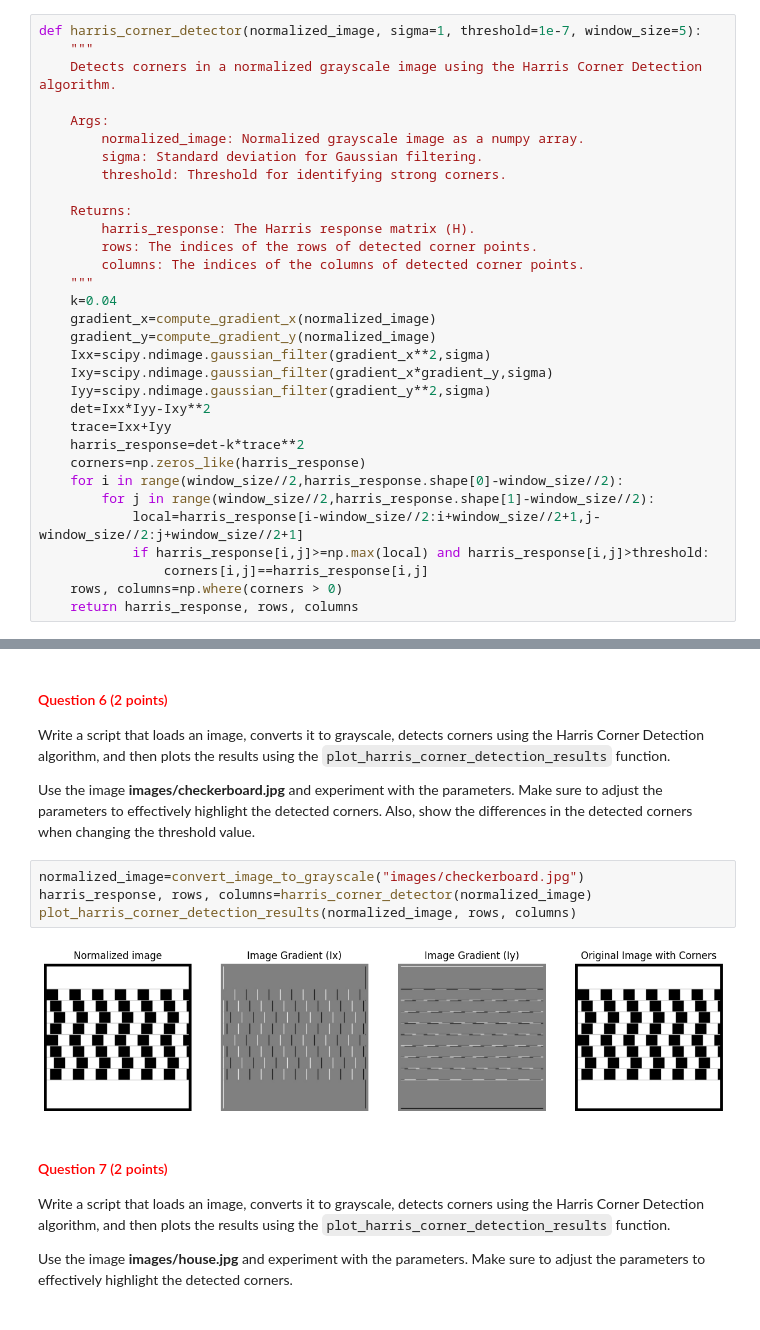
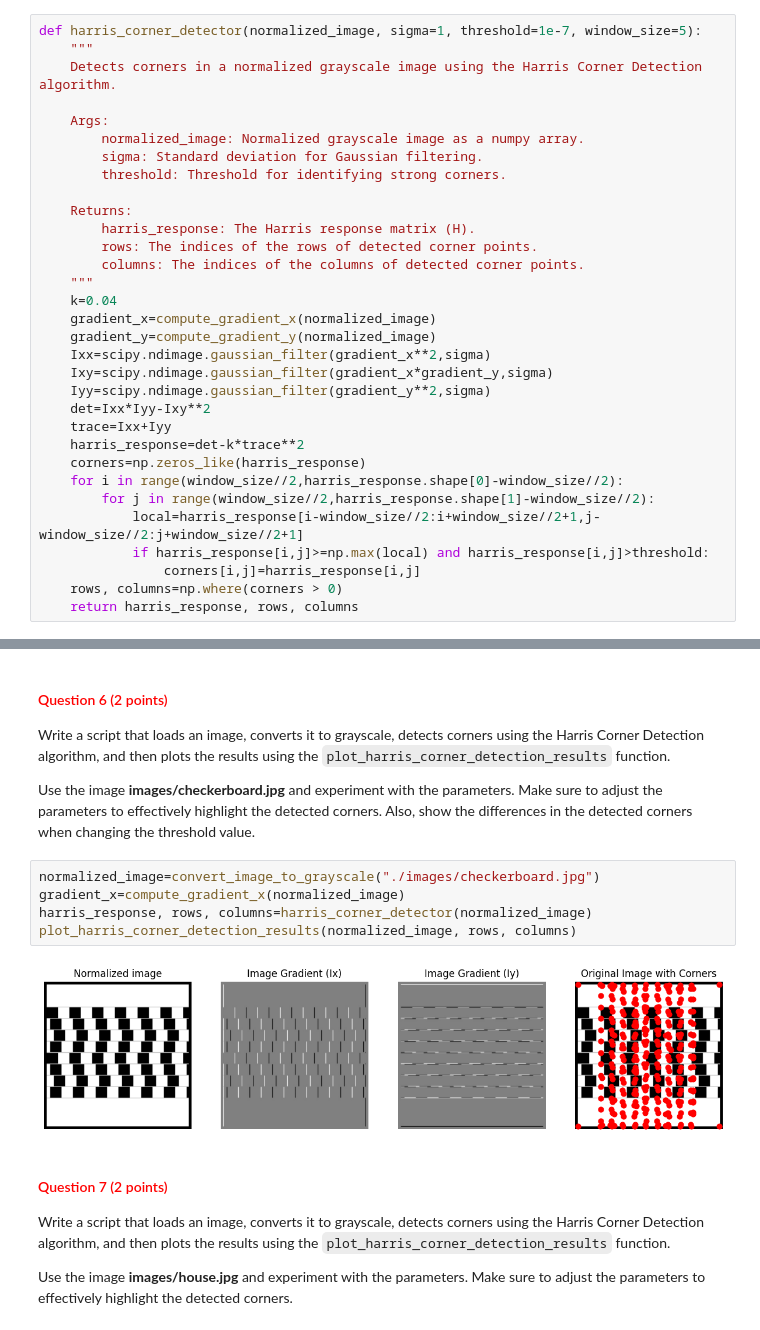
Before and after one commit to zzgsdddz/cv1_lab1, a Jupyter notebook: cv1-lab-3-main/cv1-lab-3.ipynb, the cells around one changed output, grey strips where cells are left out. Saved outputs shown, nothing was run; the diff lists cells and outputs as text.

```diff
--- a/cv1-lab-3-main/cv1-lab-3.ipynb
+++ b/cv1-lab-3-main/cv1-lab-3.ipynb
@@ -344,7 +344,7 @@ def harris_corner_detector(normalized_image, sigma=1, threshold=1e-7, window_siz
         for j in range(window_size//2,harris_response.shape[1]-window_size//2):
             local=harris_response[i-window_size//2:i+window_size//2+1,j-window_size//2:j+window_size//2+1]
             if harris_response[i,j]>=np.max(local) and harris_response[i,j]>threshold:
-                corners[i,j]==harris_response[i,j]
+                corners[i,j]=harris_response[i,j]
     rows, columns=np.where(corners > 0)
     return harris_response, rows, columns
 # %% [markdown]
@@ -394,11 +394,12 @@ Write a script that loads an image, converts it to grayscale, detects corners us
 
 Use the image **images/checkerboard.jpg** and experiment with the parameters. Make sure to adjust the parameters to effectively highlight the detected corners. Also, show the differences in the detected corners when changing the threshold value.
 # %%
-normalized_image=convert_image_to_grayscale("images/checkerboard.jpg")
+normalized_image=convert_image_to_grayscale("./images/checkerboard.jpg")
+gradient_x=compute_gradient_x(normalized_image)
 harris_response, rows, columns=harris_corner_detector(normalized_image)
 plot_harris_corner_detection_results(normalized_image, rows, columns)
 # %% [output]
-[figure, old version]
+[figure, new version]
 # %% [markdown]
 <a id="question-7"></a>
 #### <font color='#FF0000'>Question 7 (2 points)</font>
```
Also changed, not shown: parts of 1 cell of this notebook.
